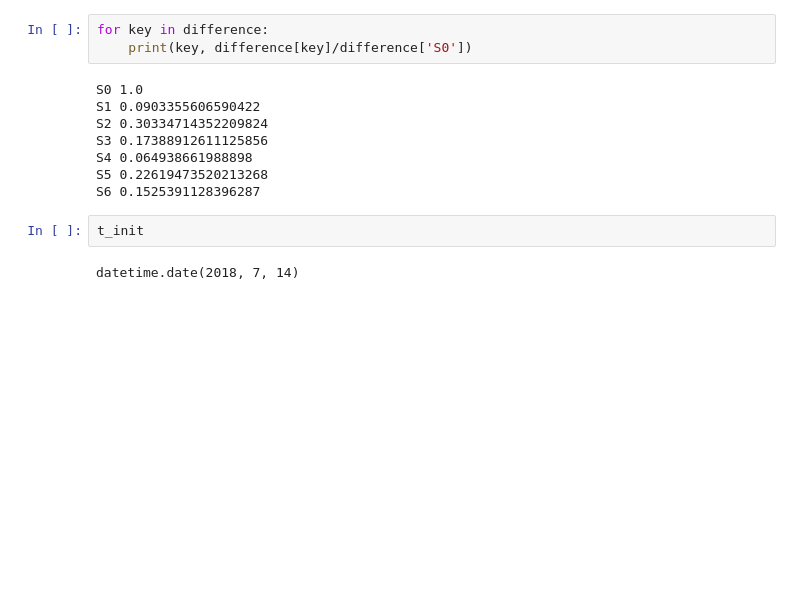
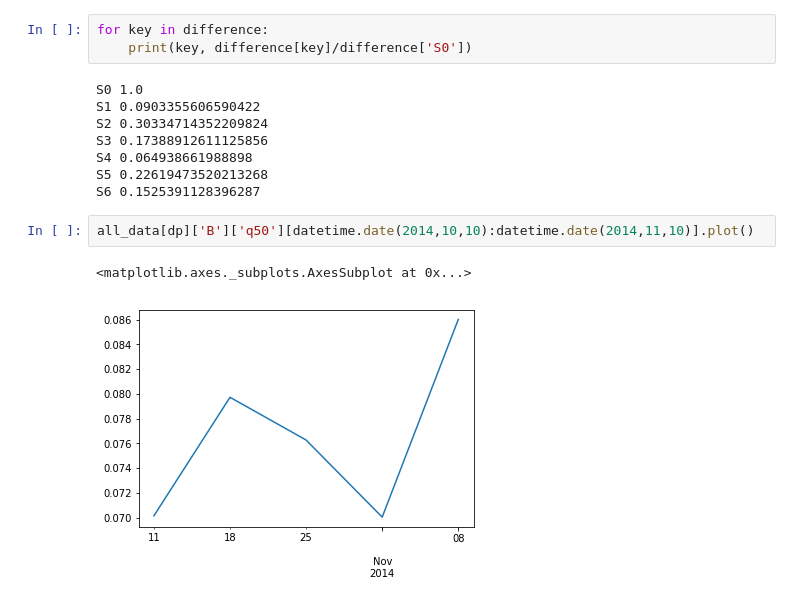
Before and after one commit to jcblemai/haiti-mass-ocv-campaign, a Jupyter notebook: forecast.ipynb, the cells around one changed output. Drawn from its saved outputs; the diff is of its cells as text; blank space fills up the shorter version.

```diff
--- a/forecast.ipynb
+++ b/forecast.ipynb
@@ -592,7 +613,8 @@ S3 0.17388912611125856
 S4 0.064938661988898
 S5 0.22619473520213268
 S6 0.1525391128396287
-# %%
-t_init
-# %% [output]
-datetime.date(2018, 7, 14)
+# %%
+all_data[dp]['B']['q50'][datetime.date(2014,10,10):datetime.date(2014,11,10)].plot()
+# %% [output]
+<matplotlib.axes._subplots.AxesSubplot at 0x...>
+[figure, added]
```
Also changed, not shown: parts of 3 cells of this notebook.
